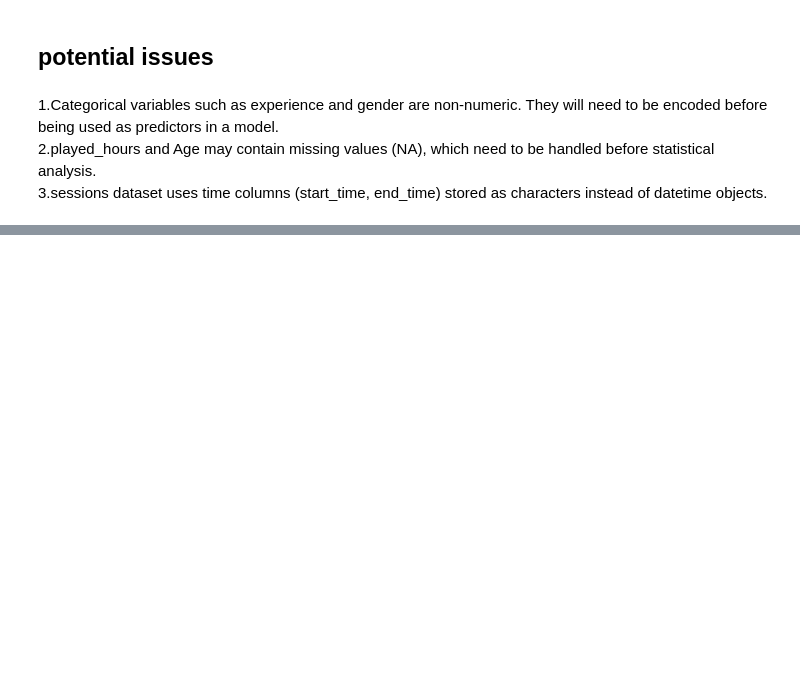
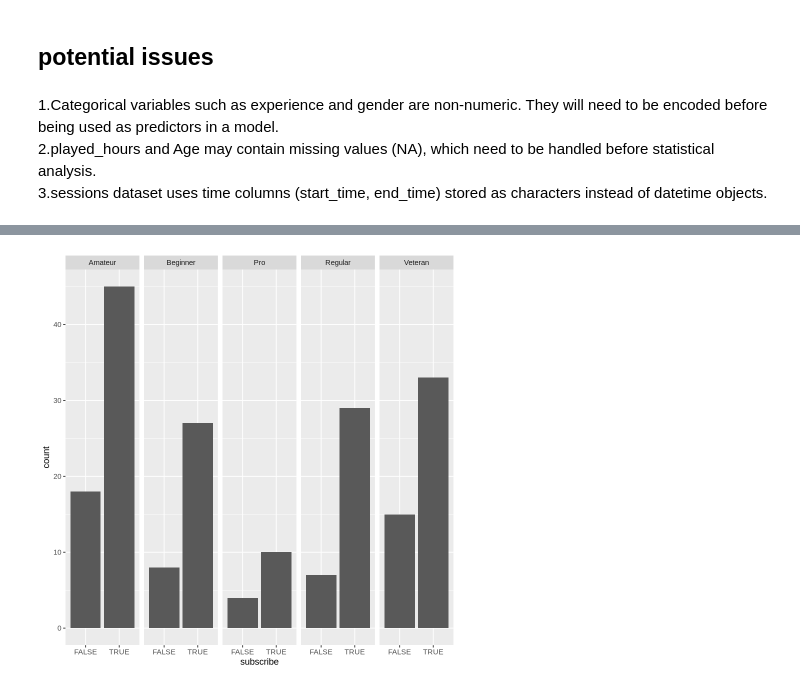
Before and after one commit to charlieliu516/dsic100, a Jupyter notebook: Untitled.ipynb, the cells around one changed output, grey strips where cells are left out. Cells and saved outputs as stored; diff of their text form; code cells hidden in the pictures; blank space fills up the shorter version.

```diff
--- a/Untitled.ipynb
+++ b/Untitled.ipynb
@@ -129,0 +149,6 @@ They will need to be encoded before being used as predictors in a model.
+# %%
+ggplot(players, aes(x = subscribe)) +
+  geom_bar() +
+  facet_grid(cols = vars(experience))
+# %% [output]
+[figure, added]
```
Also changed, not shown: parts of 6 cells of this notebook.
